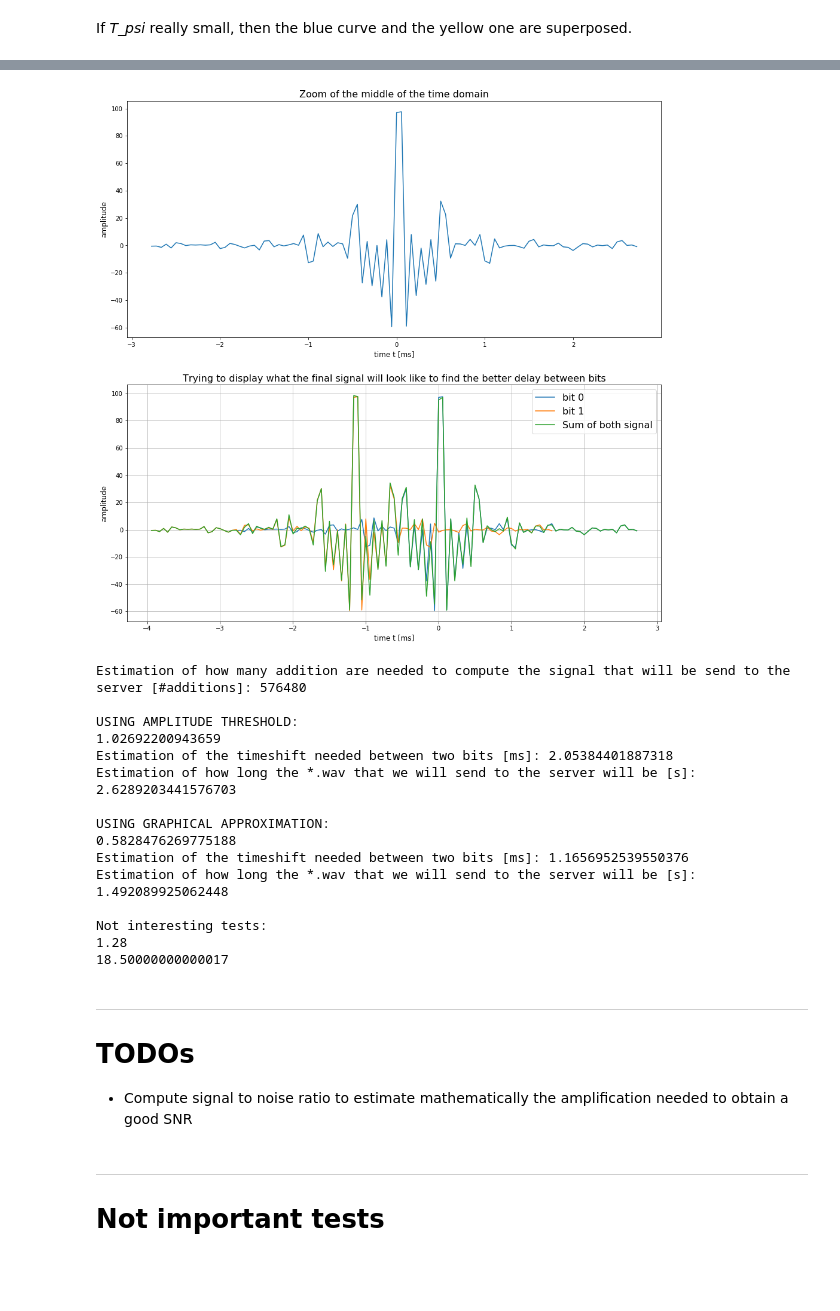
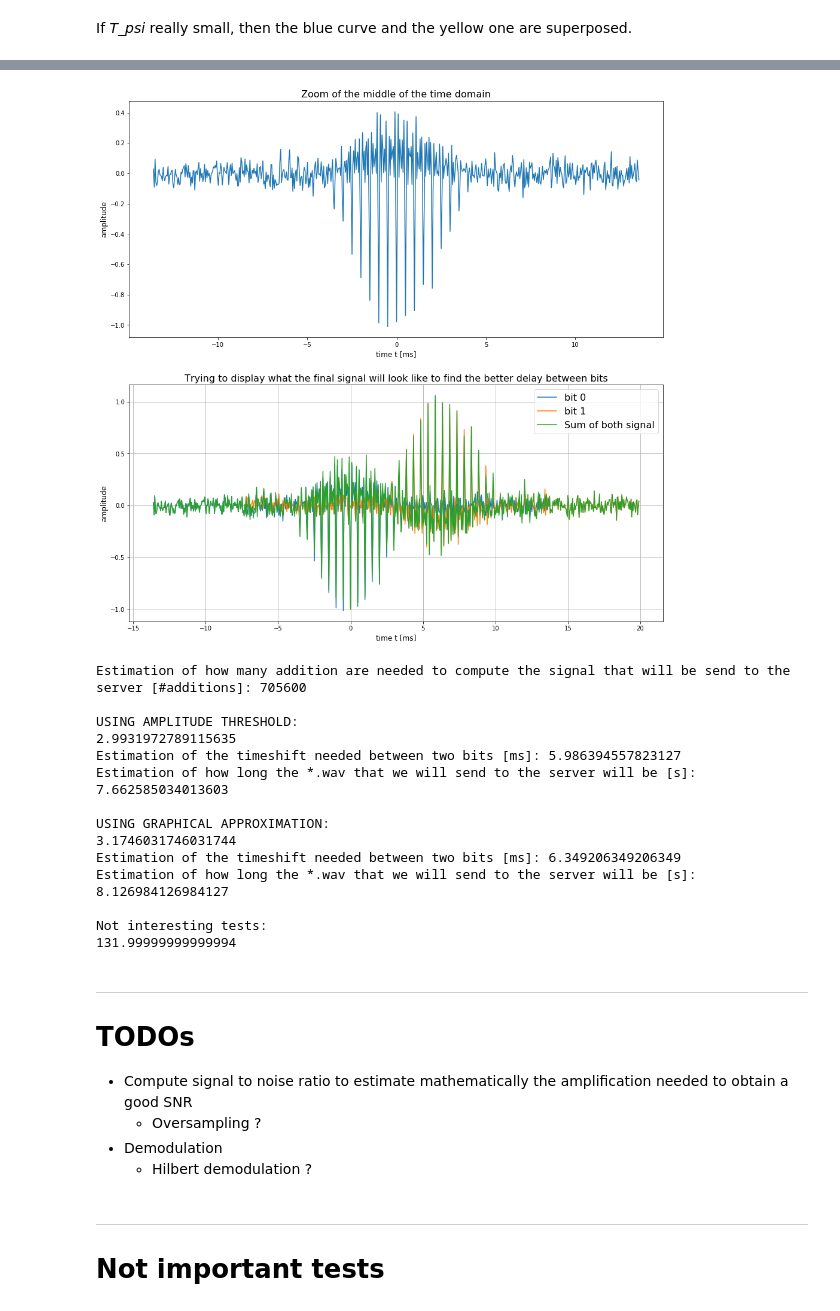
Before and after one commit to Dreyvor/Project_PDC, a Jupyter notebook: signal_conception.ipynb, the cells around one changed output, grey strips where cells are left out. Saved outputs shown, nothing was run; the diff lists cells and outputs as text; code cells hidden in the pictures; blank space fills up the shorter version.

Commit message:
Some changes in the signal conception (I did not take channel constraint)

```diff
--- a/signal_conception.ipynb
+++ b/signal_conception.ipynb
@@ -41,7 +39,8 @@ from matplotlib import pyplot as plt
 To observe what we have for our $\psi$ function.
 # %%
 beta = 1/2.0
-T_psi = 1/1300 # we want it small (try to play with and see) but be careful aliasing when we add 4 modulated version of it
+#T_psi : good values begin at 1/400 and its better if we
+T_psi = 1/400.0 # we want it small (try to play with and see) but be careful aliasing when we add 4 modulated version of it
 print("The frequency-band will have a width of:",1/T_psi,"Hz until 1/2T (see p. 171)")
 
 def psi(t):
@@ -83,7 +82,9 @@ If *T_psi* really small, then the blue curve and the yellow one are superposed.
 #############################################
 
 ff = 2000 # frequency of the signal in Hz
-Fs = 8.0 * ff + (1.55/T_psi)  # sampling rate /!\ Choose a factor which respect the sampling theorem (>=2*4 + a little bit to avoid aliasing in freq domain)
+#Fs = 8.0 * ff + (1.55/T_psi)  # sampling rate /!\ Choose a factor which respect the sampling theorem (>=2*4 + a little bit to avoid aliasing in freq domain)
+oversampling_factor = 5
+Fs= oversampling_factor * 22050 #Don't change, it 's fixed in the pdf
 Ts = 1.0/Fs # sampling interval
 time_interval = 0.1
 t = np.arange(-time_interval, time_interval, Ts) # time vector
@@ -94,10 +95,18 @@ y_base = amplitude * psi(t)
 # Modulate our signal
 y = y_base * np.cos(2*np.pi*ff*t) + y_base * np.cos(2*2*np.pi*ff*t) + y_base * np.cos(3*2*np.pi*ff*t) + y_base * np.cos(4*2*np.pi*ff*t)
 
+#Try solution to compensate the clip between [-1,1]
+ymax = np.max(y)
+y /= ymax
+
+#clip values to [-1,1] (thanks PDF...)
+y = np.where(y > 1, 1, y)
+y = np.where(y < -1, -1, y)
+
 # Add gaussian noise
 n = len(y) # length of the signal
 print("number of sample needed:",n)
-y = y + np.random.normal(0, 1, n)
+y = y + np.random.normal(0, 0.05, n)
 
 k = np.arange(n)
 T = n/Fs
@@ -126,41 +135,44 @@ number of sample needed: 3603
 # %%
-sample_interval = 50
+sample_interval = 300
 test = y[len(y)//2-sample_interval:len(y)//2+sample_interval]
 
-delay = 21 # number of sample that we wait before sending the second bit
+delay = 140 # number of sample that we wait before sending the second bit
+
+bit0 = -1
+bit1 = 1
 
 sum = [0 for i in range(len(test) + delay)]
 for i in range(len(sum)):
     j = i-delay
     if (i < len(test)):
-        sum[i] += test[i]
+        sum[i] += bit0 * test[i]
     if (j >= 0):
-        sum[i] += test[j]
+        sum[i] += bit1 * test[j]
 
 plt.figure(figsize=(16,16))
 plt.grid(b=True)
 plt.subplot(211)
-plt.plot([(i-sample_interval)*1E3*Ts for i in range(len(test))], test)
+plt.plot([(i-sample_interval)*1E3*Ts for i in range(len(test))], bit0 * test)
 plt.title("Zoom of the middle of the time domain",fontsize=16)
 plt.xlabel("time t [ms]", fontsize=12)
 plt.ylabel("amplitude",fontsize=12)
 plt.subplot(212)
-plt.plot([(i-sample_interval)*1E3*Ts for i in range(len(test))], test,
-         [(i-delay-sample_interval)*1E3*Ts for i in range(len(test))], test,
-         [(i-delay-sample_interval)*1E3*Ts for i in range(len(sum))], sum)
+plt.plot([(i-sample_interval)*1E3*Ts for i in range(len(test))], bit0 * test,
+         [(i+delay-sample_interval)*1E3*Ts for i in range(len(test))], bit1 * test,
+         [(i-sample_interval)*1E3*Ts for i in range(len(sum))], sum)
 plt.title("Trying to display what the final signal will look like to find the better delay between bits",fontsize=16)
 plt.xlabel("time t [ms]", fontsize=12)
 plt.ylabel("amplitude",fontsize=12)
 plt.legend(["bit 0", "bit 1", "Sum of both signal"], fontsize=16)
 plt.grid()
 plt.show()
 # %% [output]
-[figure, old version]
+[figure, new version]
 # %%
 print("Estimation of how many addition are needed to compute the signal that will be send to the server [#additions]:", n*160)
 
 print("\nUSING AMPLITUDE THRESHOLD:")
-est_time_shift = 2*(time_interval-np.argwhere(np.abs(y) >= 10*amplitude)[0,0]*Ts) # Estimated time shift between 2 bits
+est_time_shift = 2*(time_interval-np.argwhere(np.abs(y) >= 3.0 * 1E-1*amplitude)[0,0]*Ts) # Estimated time shift between 2 bits
 print(est_time_shift/2.*1E3)
 print("Estimation of the timeshift needed between two bits [ms]:",est_time_shift*1E3)
 print("Estimation of how long the *.wav that we will send to the server will be [s]:",160*8*est_time_shift)
@@ -171,30 +183,35 @@ print(est_time_shift/2.*1E3)
 print("Estimation of the timeshift needed between two bits [ms]:",est_time_shift*1E3)
 print("Estimation of how long the *.wav that we will send to the server will be [s]:",160*8*est_time_shift)
 
+###################################
 print("\nNot interesting tests:")
-print(160*8*1E-3)
-print(1.02692200943659/Ts*1E-3)
+
+#transform time to a number of sample. Used to find a delay approximation by the graphical way
+time_to_transform = 2.9931972789115635
+print(2*(time_to_transform/Ts*1E-3))
 # %% [output]
-Estimation of how many addition are needed to compute the signal that will be send to the server [#additions]: 576480
+Estimation of how many addition are needed to compute the signal that will be send to the server [#additions]: 705600
 
 USING AMPLITUDE THRESHOLD:
-1.02692200943659
-Estimation of the timeshift needed between two bits [ms]: 2.05384401887318
-Estimation of how long the *.wav that we will send to the server will be [s]: 2.6289203441576703
+2.9931972789115635
+Estimation of the timeshift needed between two bits [ms]: 5.986394557823127
+Estimation of how long the *.wav that we will send to the server will be [s]: 7.662585034013603
 
 USING GRAPHICAL APPROXIMATION:
-0.5828476269775188
-Estimation of the timeshift needed between two bits [ms]: 1.1656952539550376
-Estimation of how long the *.wav that we will send to the server will be [s]: 1.492089925062448
+3.1746031746031744
+Estimation of the timeshift needed between two bits [ms]: 6.349206349206349
+Estimation of how long the *.wav that we will send to the server will be [s]: 8.126984126984127
 
 Not interesting tests:
-1.28
-18.50000000000017
+131.99999999999994
 # %% [markdown]
 ---
 # TODOs
 
 * Compute signal to noise ratio to estimate mathematically the amplification needed to obtain a good SNR
+    * Oversampling ?
+* Demodulation
+    * Hilbert demodulation ?
 # %% [markdown]
 ---
 # Not important tests
```
Also changed, not shown: parts of 4 cells of this notebook.
